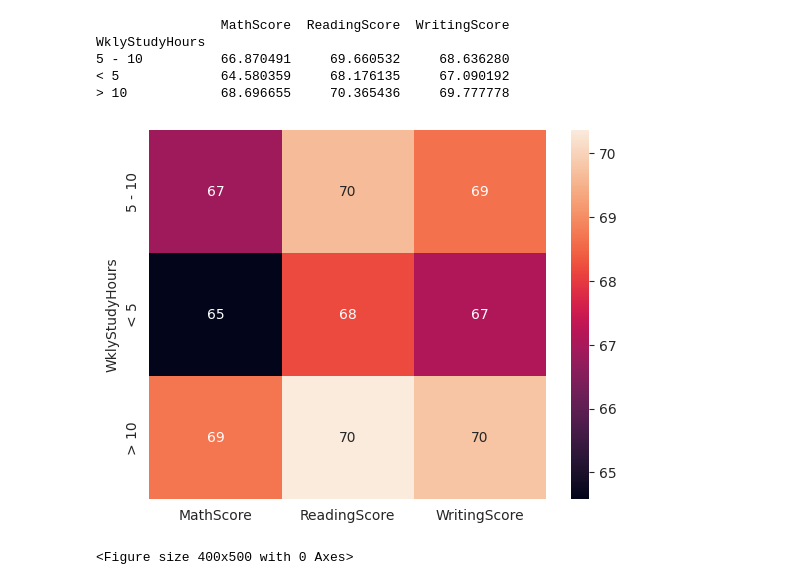
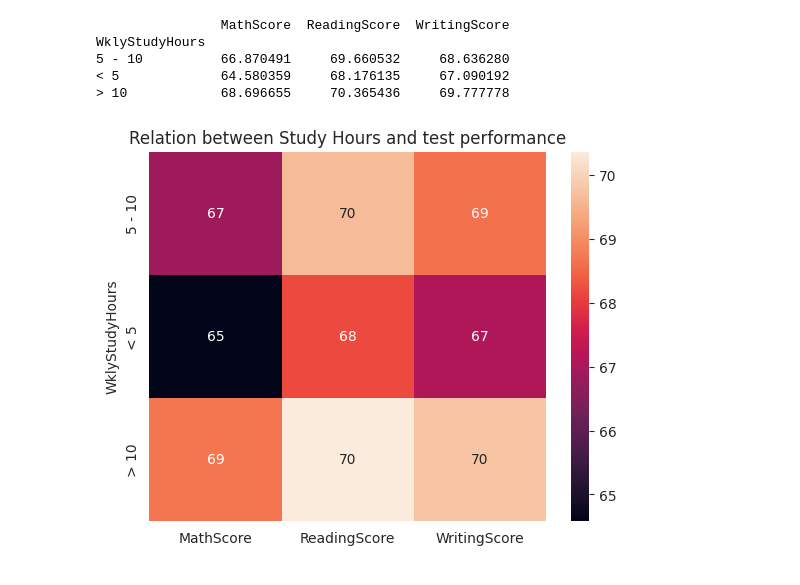
Before and after one commit to HafshaWahab/Students-Test-Scores-Analysis, a Jupyter notebook: students-test-scores-analysis.ipynb, the cells around one changed output. Cells and saved outputs as stored; diff of their text form; code cells hidden in the pictures.

```diff
--- a/students-test-scores-analysis.ipynb
+++ b/students-test-scores-analysis.ipynb
@@ -381,8 +381,8 @@ WklyStudyHours
 > 10            68.696655     70.365436     69.777778
 # %%
 sns.heatmap(hours, annot = True)
-plt.figure(figsize=(4,5))
+#plt.figure(figsize=(4,5))
+plt.title('Relation between Study Hours and test performance')
 plt.show()
 # %% [output]
-[figure, old version]
+[figure, new version]
-<Figure size 400x500 with 0 Axes>
```
Also changed, not shown: parts of 6 cells of this notebook.
